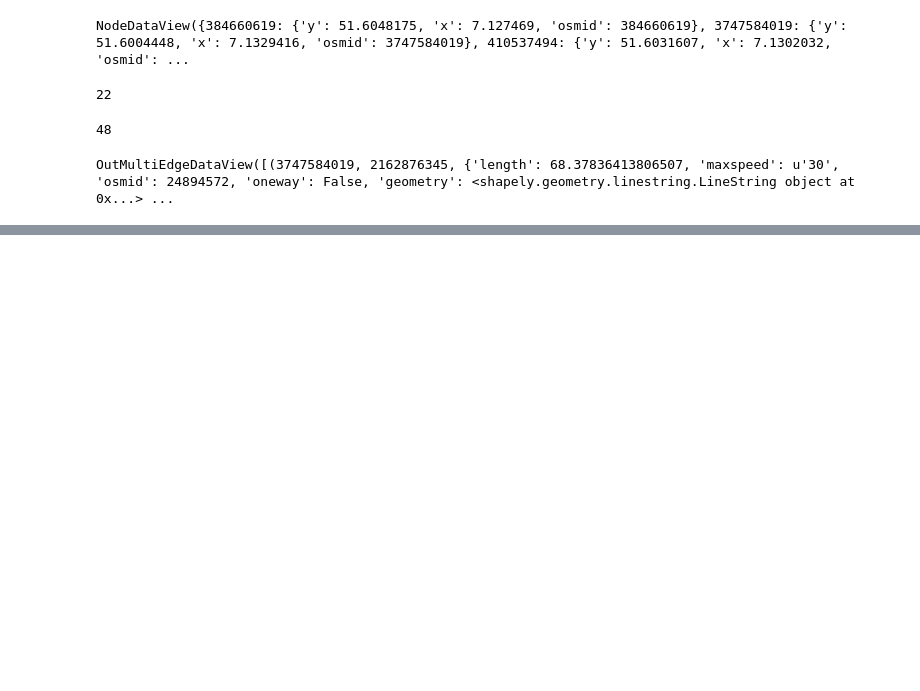
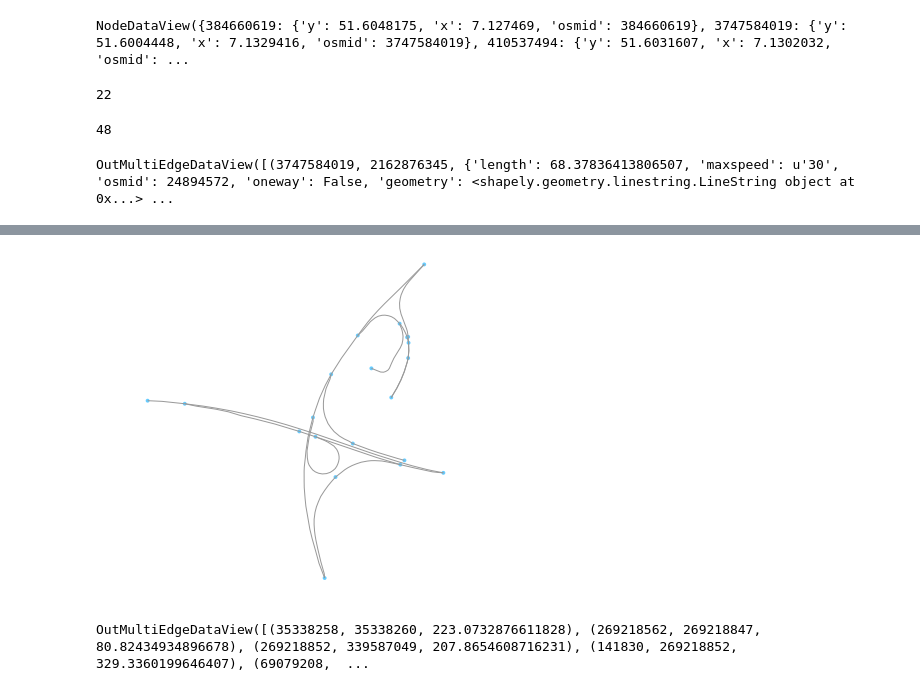
Before and after one commit to anuj-dimri25/Random-Delay-and-Indirections, a Jupyter notebook: road_points.ipynb, the cells around one changed output, grey strips where cells are left out. Drawn from its saved outputs; the diff is of its cells as text; code cells hidden in the pictures; blank space fills up the shorter version.

```diff
--- a/road_points.ipynb
+++ b/road_points.ipynb
@@ -170,0 +193,11 @@ OutMultiEdgeDataView([(3747584019, 2162876345, {'length': 68.37836413806507, 'ma
+# %%
+# highway
+location=(49.576876,6.124739)
+G2h2 = ox.graph_from_point(location, distance=1750, distance_type='network', network_type='drive')
+fig, ax = ox.plot_graph(G2h2)
+# %% [output]
+[figure, added]
+# %%
+G2h2.edges(data='length')
+# %% [output]
+OutMultiEdgeDataView([(35338258, 35338260, 223.0732876611828), (269218562, 269218847, 80.82434934896678), (269218852, 339587049, 207.8654608716231), (141830, 269218852, 329.3360199646407), (69079208,  ...
```
Also changed, not shown: parts of 21 cells of this notebook.
